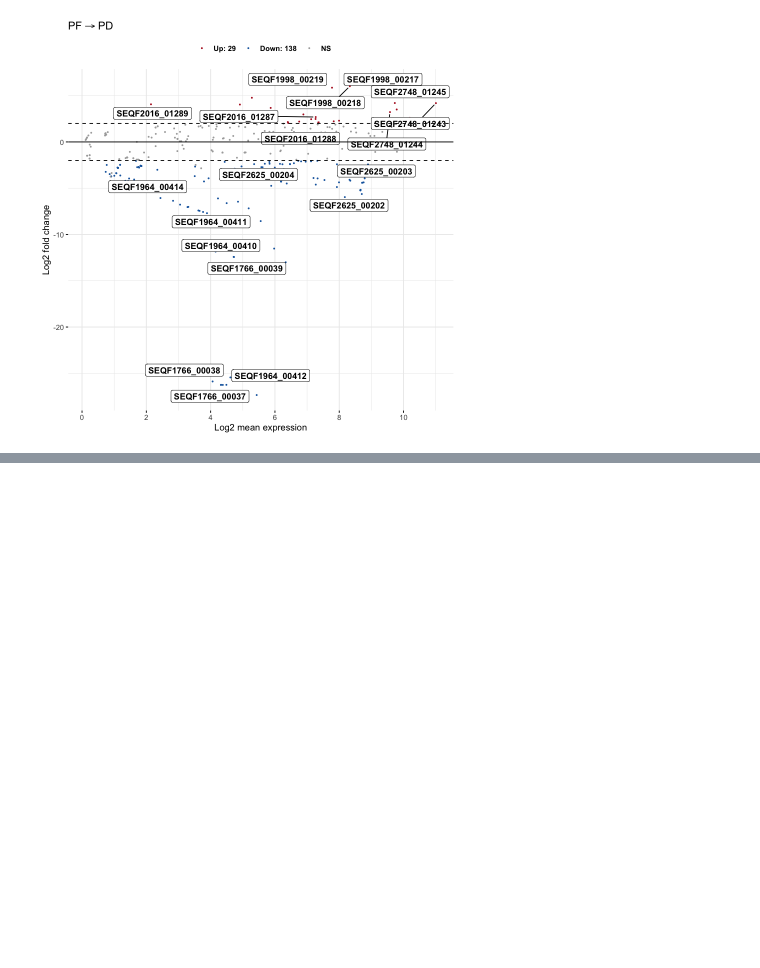
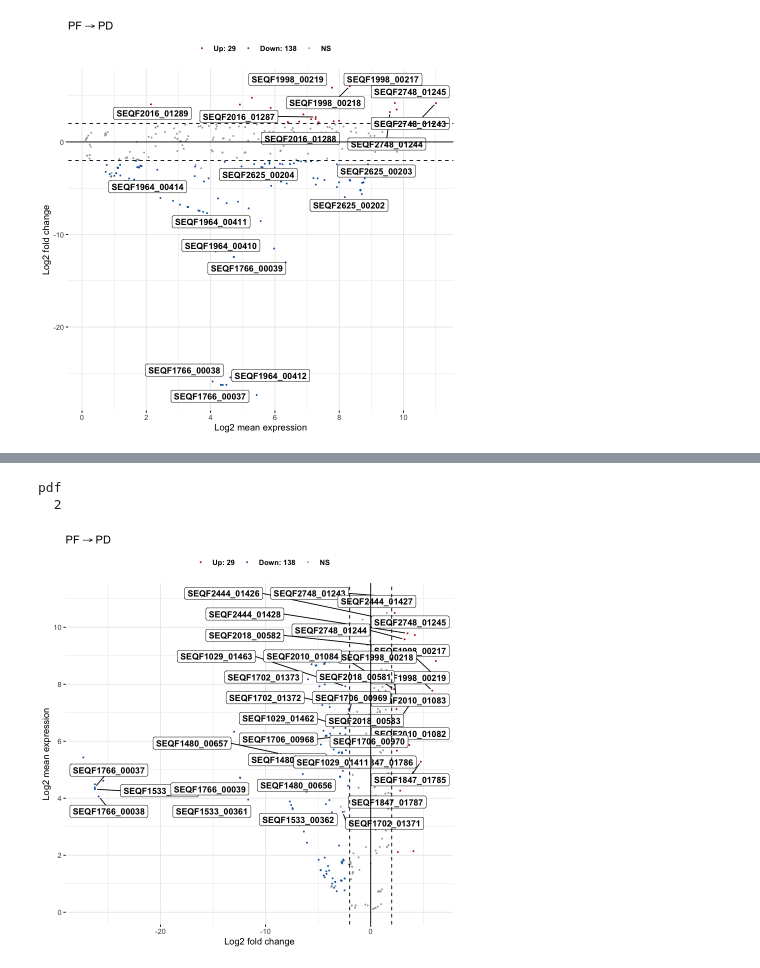
Before and after one commit to aemann01/ads_plaque, a Jupyter notebook: 07-arcABCD/volcano_plots_ADS.ipynb, the cells around one changed output, grey strips where cells are left out. Cells and saved outputs as stored; diff of their text form; code cells hidden in the pictures; blank space fills up the shorter version.

```diff
--- a/07-arcABCD/volcano_plots_ADS.ipynb
+++ b/07-arcABCD/volcano_plots_ADS.ipynb
@@ -242,0 +240,56 @@ A data.frame: 336 × 5
+# %%
+p <- ggmaplot(res, main = expression("PF" %->% "PD"),
+   fdr = 0.05, fc = 4, size = 0.4,
+   palette = c("#B31B21", "#1465AC", "darkgray"),
+   genenames = as.vector(row.names(res)),
+   legend = "top", top = 0,
+   font.label = c("bold", 11),
+   font.legend = "bold",
+   font.main = "bold",
+   label.rectangle = T,
+   label.select = c("SEQF1847_01785",
+"SEQF1847_01786",
+"SEQF1847_01787",
+"SEQF1998_00217",
+"SEQF1998_00218",
+"SEQF1998_00219",
+"SEQF2010_01082",
+"SEQF2010_01083",
+"SEQF2010_01084",
+"SEQF2018_00581",
+"SEQF2018_00582",
+"SEQF2018_00583",
+"SEQF2444_01426",
+"SEQF2444_01427",
+"SEQF2444_01428",
+"SEQF2748_01243",
+"SEQF2748_01244",
+"SEQF2748_01245",
+"SEQF1029_01411",
+"SEQF1029_01462",
+"SEQF1029_01463",
+"SEQF1480_00656",
+"SEQF1480_00657",
+"SEQF1480_00658",
+"SEQF1533_00361",
+"SEQF1533_00362",
+"SEQF1533_00363",
+"SEQF1702_01371",
+"SEQF1702_01372",
+"SEQF1702_01373",
+"SEQF1706_00968",
+"SEQF1706_00969",
+"SEQF1706_00970",
+"SEQF1766_00037",
+"SEQF1766_00038",
+"SEQF1766_00039"),
+   ggtheme = ggplot2::theme_minimal(),
+   rotate = T)
+pdf("ads_volcano_plot_rotate.pdf")
+p
+dev.off()
+p
+# %% [output]
+pdf
+  2
+[figure, added]
```
Also changed, not shown: parts of 5 cells of this notebook, 7 other files.
